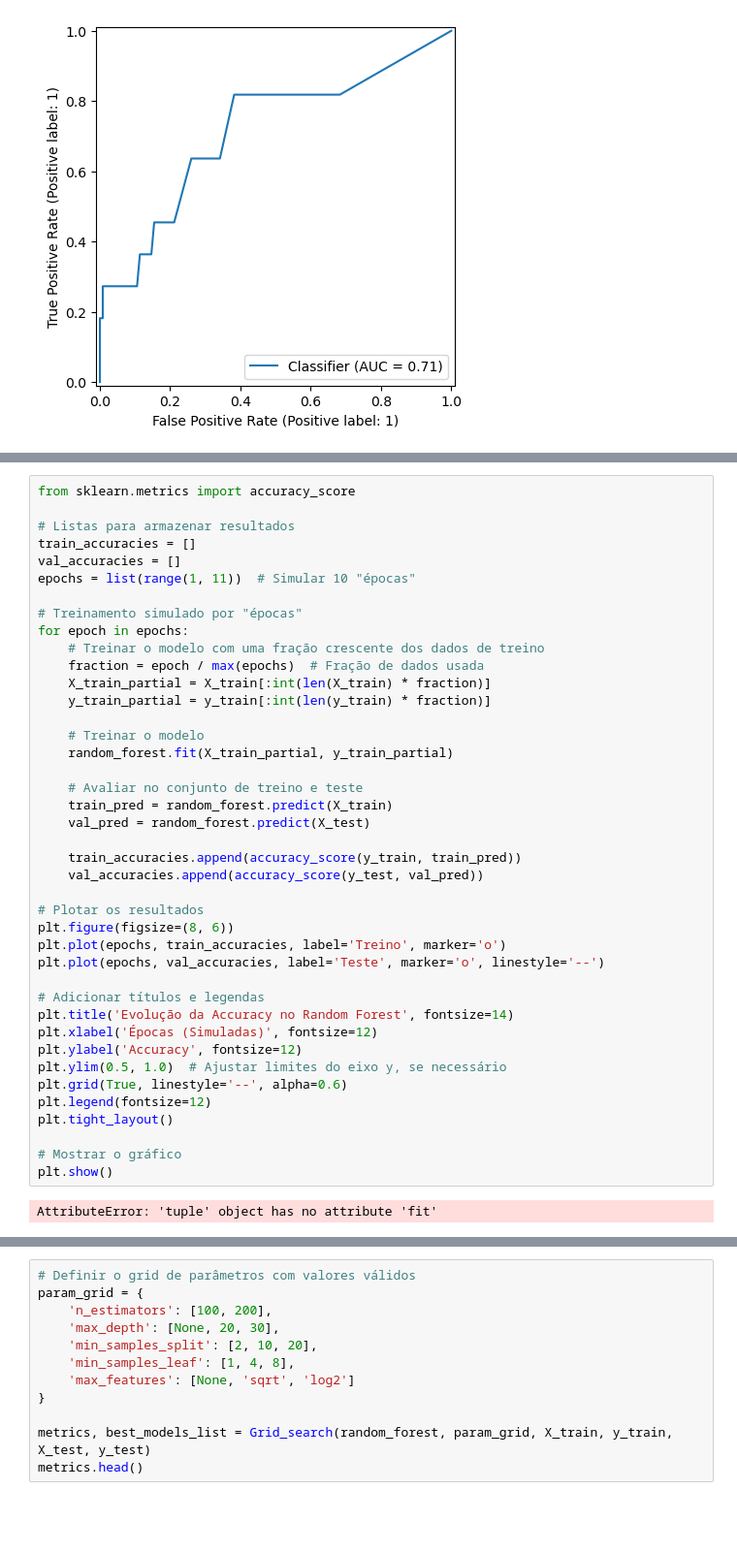
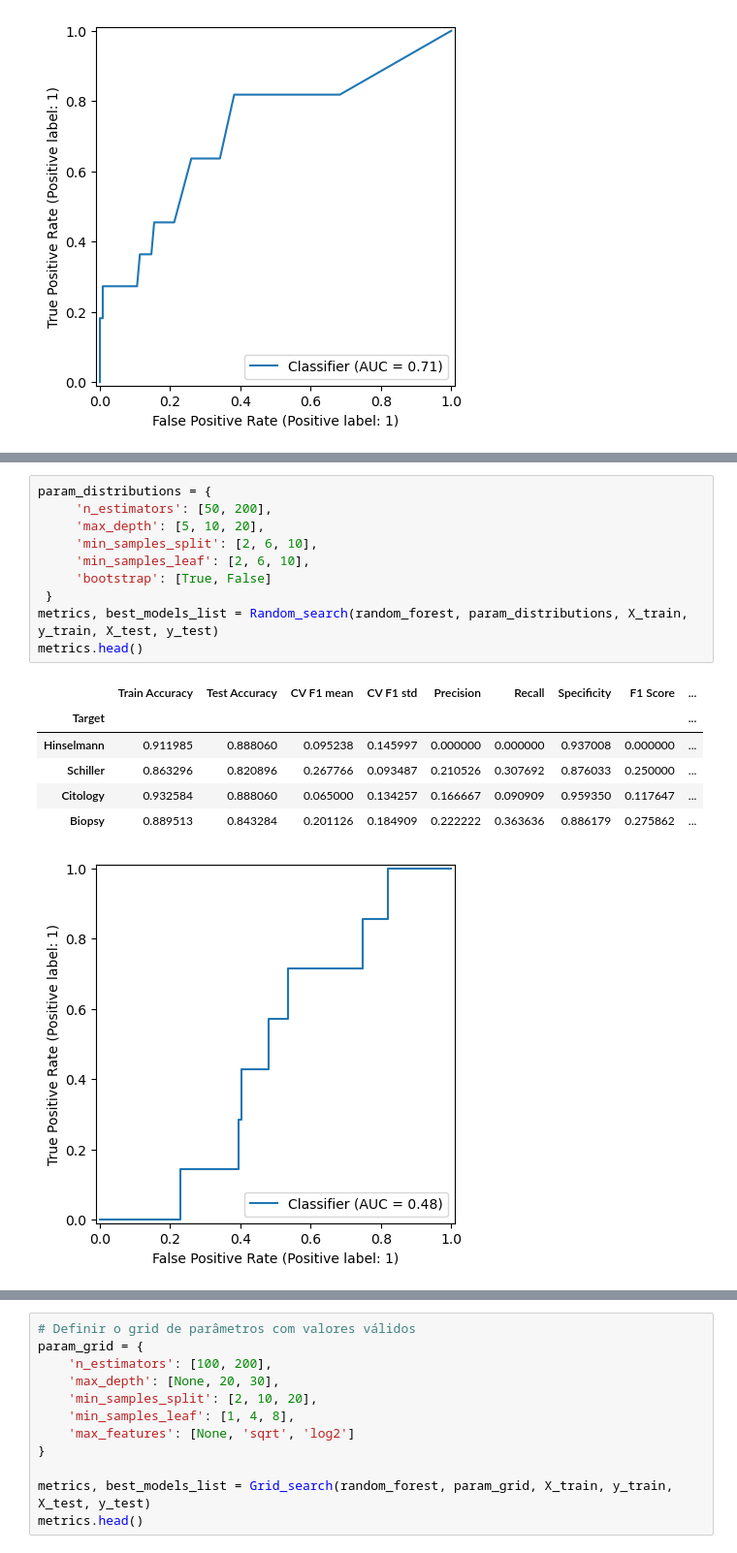
Before and after one commit to PedroC12804/Projeto-AAEB, a Jupyter notebook: Projeto .ipynb, the cells around one changed output, grey strips where cells are left out. Shown at 97% size. Drawn from its saved outputs; the diff is of its cells as text; blank space fills up the shorter version.

```diff
--- a/Projeto .ipynb
+++ b/Projeto .ipynb
@@ -482,44 +592,19 @@ metrics.head()
 [figure]
-# %%
-from sklearn.metrics import accuracy_score
-
-# Listas para armazenar resultados
-train_accuracies = []
-val_accuracies = []
-epochs = list(range(1, 11))  # Simular 10 "épocas"
-
-# Treinamento simulado por "épocas"
-for epoch in epochs:
-    # Treinar o modelo com uma fração crescente dos dados de treino
-    fraction = epoch / max(epochs)  # Fração de dados usada
-    X_train_partial = X_train[:int(len(X_train) * fraction)]
-    y_train_partial = y_train[:int(len(y_train) * fraction)]
-
-    # Treinar o modelo
-    random_forest.fit(X_train_partial, y_train_partial)
-
-    # Avaliar no conjunto de treino e teste
-    train_pred = random_forest.predict(X_train)
-    val_pred = random_forest.predict(X_test)
-
-    train_accuracies.append(accuracy_score(y_train, train_pred))
-    val_accuracies.append(accuracy_score(y_test, val_pred))
-
-# Plotar os resultados
-plt.figure(figsize=(8, 6))
-plt.plot(epochs, train_accuracies, label='Treino', marker='o')
-plt.plot(epochs, val_accuracies, label='Teste', marker='o', linestyle='--')
-
-# Adicionar títulos e legendas
-plt.title('Evolução da Accuracy no Random Forest', fontsize=14)
-plt.xlabel('Épocas (Simuladas)', fontsize=12)
-plt.ylabel('Accuracy', fontsize=12)
-plt.ylim(0.5, 1.0)  # Ajustar limites do eixo y, se necessário
-plt.grid(True, linestyle='--', alpha=0.6)
-plt.legend(fontsize=12)
-plt.tight_layout()
-
-# Mostrar o gráfico
-plt.show()
-# %% [output]
-AttributeError: 'tuple' object has no attribute 'fit'
+# %%
+param_distributions = {
+     'n_estimators': [50, 200],
+     'max_depth': [5, 10, 20],
+     'min_samples_split': [2, 6, 10],
+     'min_samples_leaf': [2, 6, 10],
+     'bootstrap': [True, False]
+ }
+metrics, best_models_list = Random_search(random_forest, param_distributions, X_train, y_train, X_test, y_test)
+metrics.head()
+# %% [output]
+|  | Train Accuracy | Test Accuracy | CV F1 mean | CV F1 std | Precision | Recall | Specificity | F1 Score | ... |
+| Target |  |  |  |  |  |  |  |  | ... |
+| Hinselmann | 0.911985 | 0.888060 | 0.095238 | 0.145997 | 0.000000 | 0.000000 | 0.937008 | 0.000000 | ... |
+| Schiller | 0.863296 | 0.820896 | 0.267766 | 0.093487 | 0.210526 | 0.307692 | 0.876033 | 0.250000 | ... |
+| Citology | 0.932584 | 0.888060 | 0.065000 | 0.134257 | 0.166667 | 0.090909 | 0.959350 | 0.117647 | ... |
+| Biopsy | 0.889513 | 0.843284 | 0.201126 | 0.184909 | 0.222222 | 0.363636 | 0.886179 | 0.275862 | ... |
+[figure, added]
```
Also changed, not shown: parts of 23 cells of this notebook.
